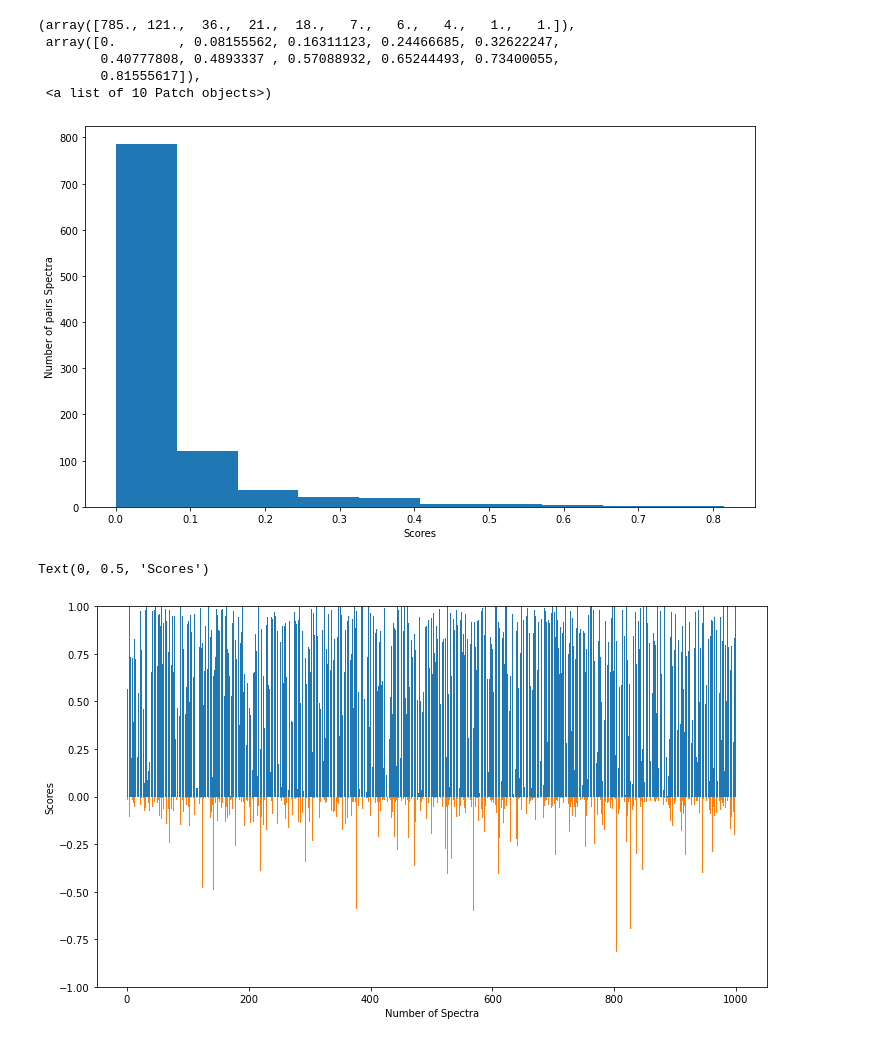
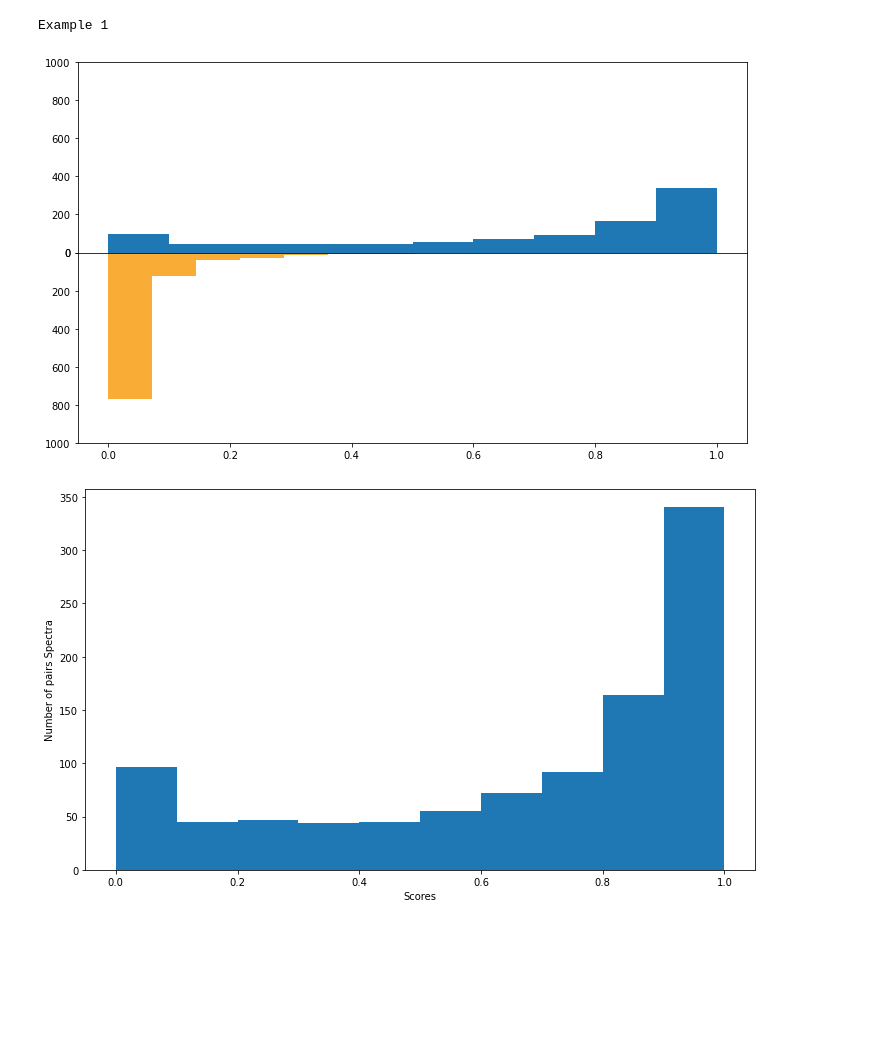
Before and after one commit to efrain2010/spec2vec_gcms_data_analysis, a Jupyter notebook: notebooks/Similarity score for GCMS.ipynb, the cells around one changed output. Saved outputs shown, nothing was run; the diff lists cells and outputs as text; code cells hidden in the pictures; blank space fills up the shorter version.

```diff
--- a/notebooks/Similarity score for GCMS.ipynb
+++ b/notebooks/Similarity score for GCMS.ipynb
@@ -125,4 +101,0 @@ hist
-# %%
-# copy_spectra = spectrums.copy()
-group_spectra = separate_by_diff_inchikey(group_spectra)
-scores_hist2 = calculate_similarity_scores(group_spectra)
@@ -147,26 +102,41 @@ Number of matching peaks: 3
-# %%
-plt.figure(figsize=(12,7))
-hist = plt.hist(scores_hist2)
-plt.xlabel("Scores")
-plt.ylabel("Number of pairs Spectra")
-
-hist
-# %% [output]
-(array([785., 121.,  36.,  21.,  18.,   7.,   6.,   4.,   1.,   1.]),
- array([0.        , 0.08155562, 0.16311123, 0.24466685, 0.32622247,
-        0.40777808, 0.4893337 , 0.57088932, 0.65244493, 0.73400055,
-        0.81555617]),
- <a list of 10 Patch objects>)
-[figure, removed]
-# %%
-number_of_scores = np.arange(1, 1001)
-start, end = 0, 1000
-plt.figure(figsize=(12,7))
-plt.bar(number_of_scores[start:end], +scores_hist[start:end])
-plt.bar(number_of_scores[start:end], -scores_hist2[start:end])
-plt.ylim(-1.00,+1.00)
-plt.xlabel("Number of Spectra")
-plt.ylabel("Scores")
-# %% [output]
-Text(0, 0.5, 'Scores')
-[figure, removed]
+# %%
+import matplotlib.pyplot as plt
+
+def print_histogram(data):
+    plt.figure(figsize=(12,7))
+    hist = plt.hist(data)
+    plt.xlabel("Scores")
+    plt.ylabel("Number of pairs Spectra")
+    plt.show()
+
+def plot_mirror_histogram(data1, data2, start, end):
+    number_of_scores = np.arange(1, len(data1)+1)
+    x_lims = [-0.05, 1.05]
+
+    plt.figure(figsize=(12,7))
+    ax1 = plt.subplot(211)
+    plt.subplots_adjust(hspace=0.0)
+    plt.hist(data1[start:end])
+    ax1.set_ylim(0, len(data1))
+    ax1.set_xlim(x_lims)
+
+    ax2 = plt.subplot(212)
+    plt.hist(data2[start:end], color='#f9ad37')
+    ax2.set_ylim(len(data2),0)
+    ax2.set_xlim(x_lims)
+    plt.show()
+# %%
+def show_data(spectra, title):
+    group_spectra = get_grouped_spectra(spectra)
+    print(title)
+    plot_mirror_histogram(group_spectra[0]['scores'], group_spectra[1]['scores'], 0, 1000)
+    print_histogram(group_spectra[0]['scores'])
+    print_histogram(group_spectra[1]['scores'])
+# %%
+spectra = get_gcms_data()
+# %%
+show_data(spectra.copy(), "Example 1")
+# %% [output]
+Example 1
+[figure, added]
+[figure, added]
```
Also changed, not shown: parts of 9 cells of this notebook.
